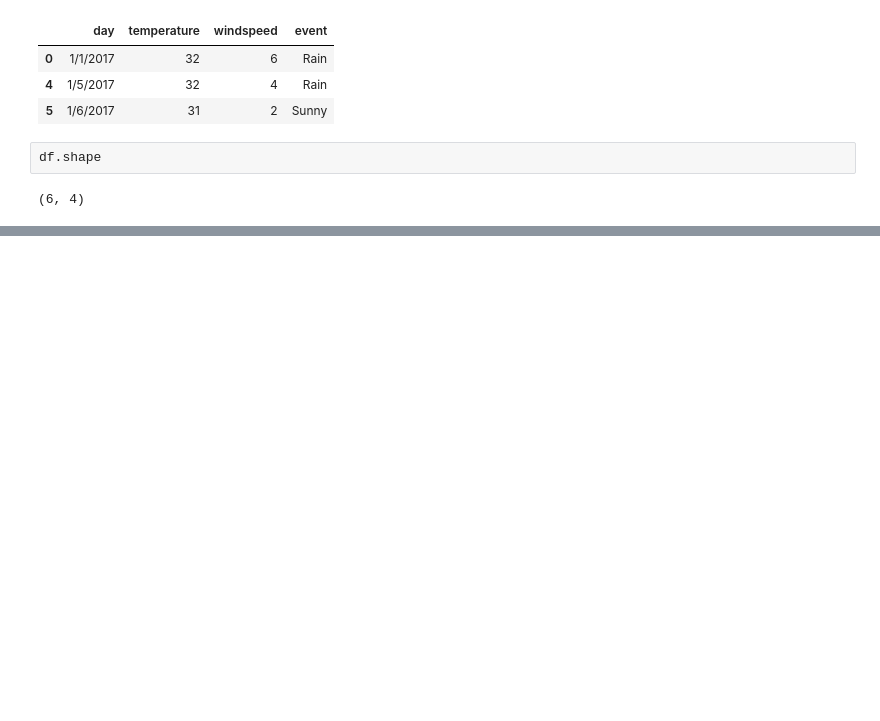
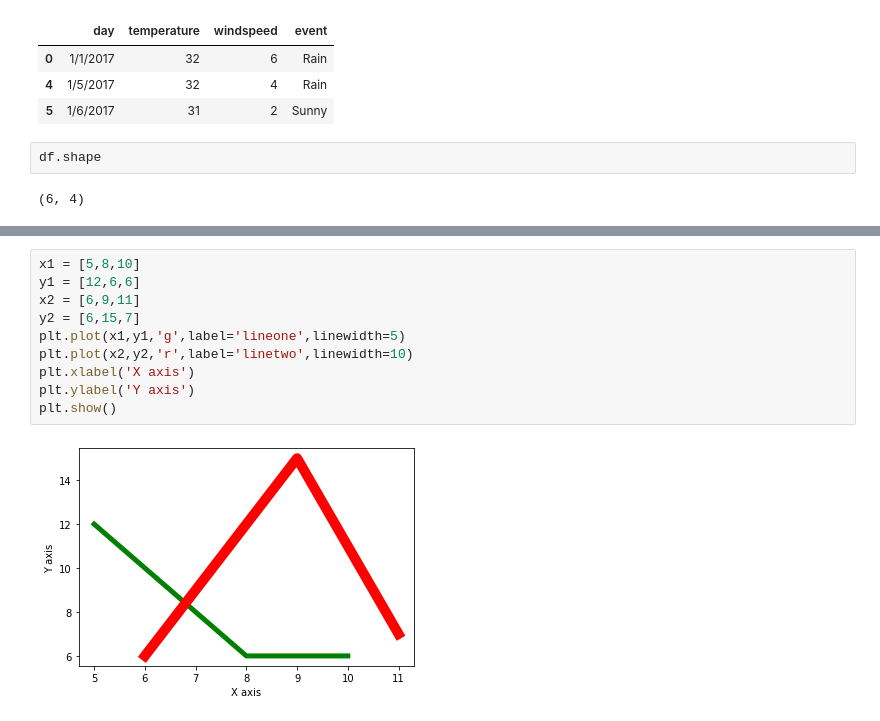
Before and after one commit to dharun-narayanan/Data-Science, a Jupyter notebook: Data_Science.ipynb, the cells around one changed output, grey strips where cells are left out. Saved outputs shown, nothing was run; the diff lists cells and outputs as text; blank space fills up the shorter version.

```diff
--- a/Data_Science.ipynb
+++ b/Data_Science.ipynb
@@ -47,0 +1159,12 @@ df.shape
+# %%
+x1 = [5,8,10]
+y1 = [12,6,6]
+x2 = [6,9,11]
+y2 = [6,15,7]
+plt.plot(x1,y1,'g',label='lineone',linewidth=5)
+plt.plot(x2,y2,'r',label='linetwo',linewidth=10)
+plt.xlabel('X axis')
+plt.ylabel('Y axis')
+plt.show()
+# %% [output]
+[figure, added]
```
Also changed, not shown: parts of 157 cells of this notebook.
